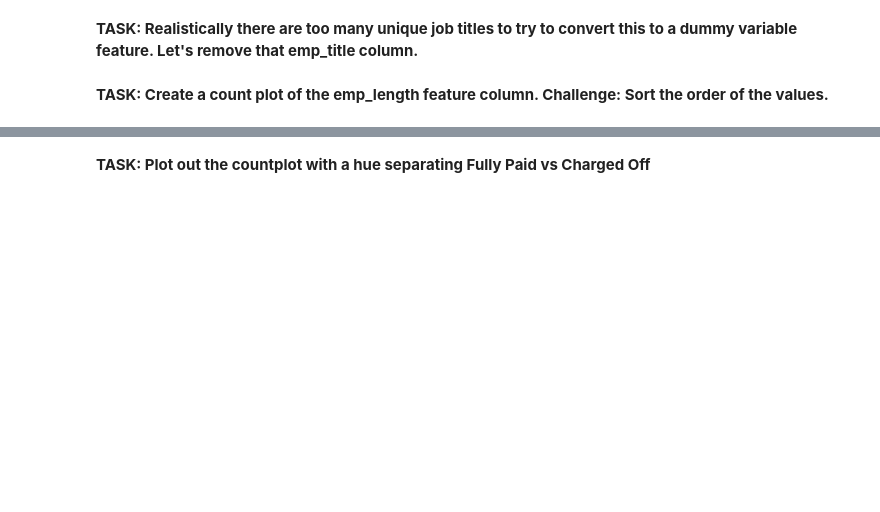
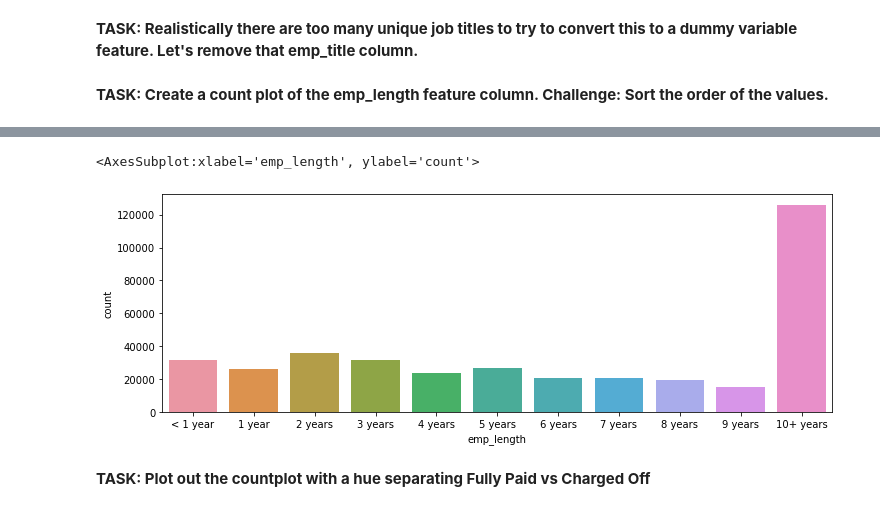
Before and after one commit to xkrystiandutka/DataScience, a Jupyter notebook: NeuralNetworks&DeepLearning/KerasProjectExercise.ipynb, the cells around one changed output, grey strips where cells are left out. Cells and saved outputs as stored; diff of their text form; code cells hidden in the pictures; blank space fills up the shorter version.

Commit message:
Data PreProcessing & missing data update

```diff
--- a/NeuralNetworks&DeepLearning/KerasProjectExercise.ipynb
+++ b/NeuralNetworks&DeepLearning/KerasProjectExercise.ipynb
@@ -506,2 +498,4 @@ Name: emp_title, Length: 173105, dtype: int64
+# %%
+df = df.drop('emp_title', axis=1)
 # %% [markdown]
 **TASK: Create a count plot of the emp_length feature column. Challenge: Sort the order of the values.**
@@ -527,2 +516,20 @@ Name: emp_title, Length: 173105, dtype: int64
+# %%
+emp_length_order = ['< 1 year',
+ '1 year',
+ '2 years',
+ '3 years',
+ '4 years',
+ '5 years',
+ '6 years',
+ '7 years',
+ '8 years',
+ '9 years',
+ '10+ years']
+# %%
+plt.figure(figsize=(12,4))
+sns.countplot(x='emp_length', data=df, order=emp_length_order)
+# %% [output]
+<AxesSubplot:xlabel='emp_length', ylabel='count'>
+[figure, added]
 # %% [markdown]
 **TASK: Plot out the countplot with a hue separating Fully Paid vs Charged Off**
```
Also changed, not shown: parts of 39 cells of this notebook.
